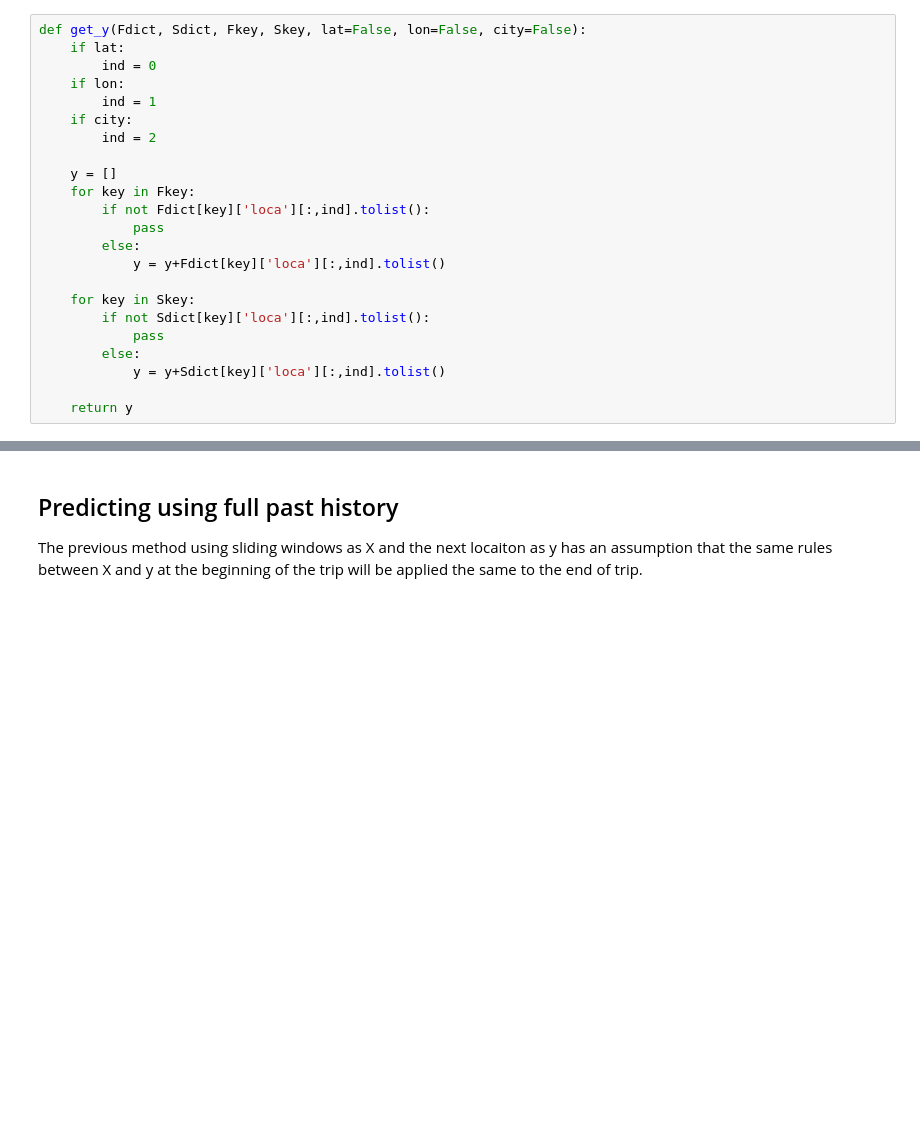
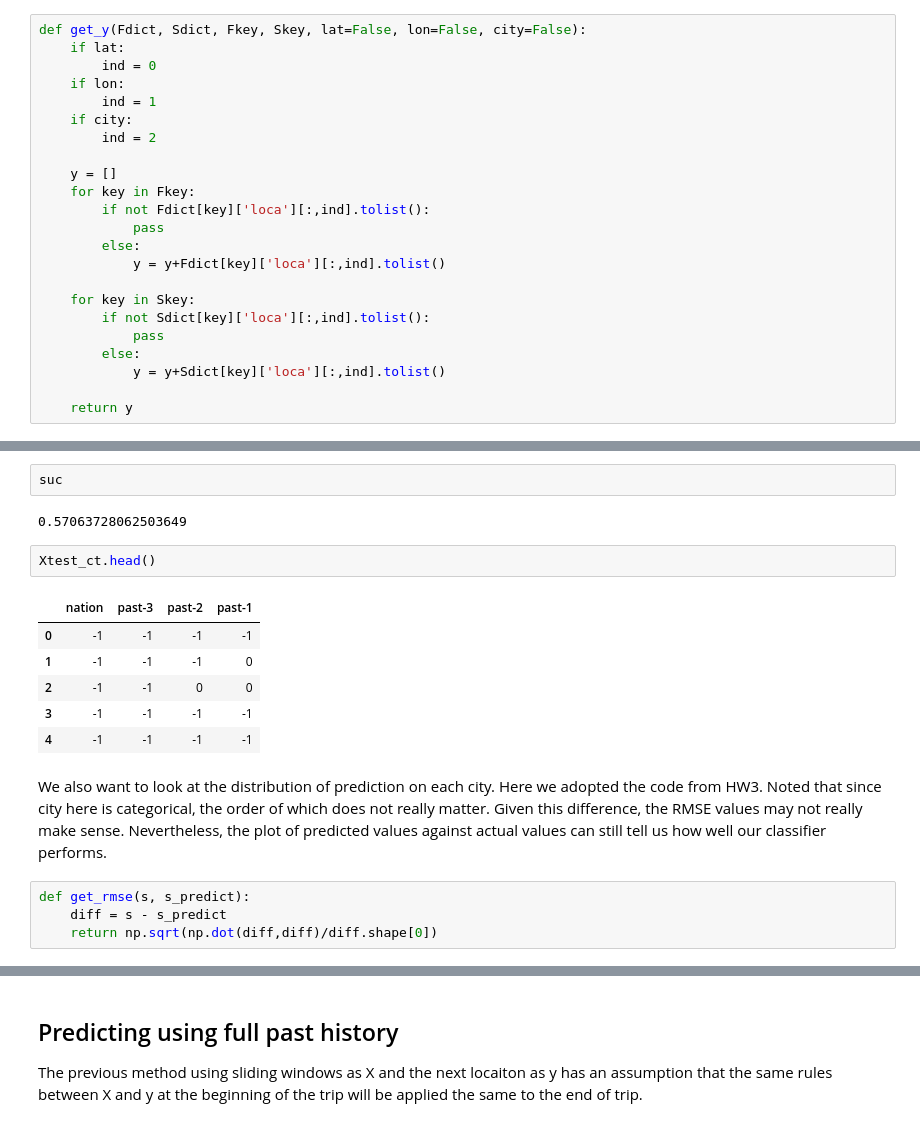
Before and after one commit to Firenze11/location_intelligence, a Jupyter notebook: FinalProject_Part2_Modeling.ipynb, the cells around one changed output, grey strips where cells are left out. Drawn from its saved outputs; the diff is of its cells as text; blank space fills up the shorter version.

```diff
--- a/FinalProject_Part2_Modeling.ipynb
+++ b/FinalProject_Part2_Modeling.ipynb
@@ -572,0 +658,19 @@ df
+# %%
+suc
+# %% [output]
+0.57063728062503649
+# %%
+Xtest_ct.head()
+# %% [output]
+|  | nation | past-3 | past-2 | past-1 |
+| 0 | -1 | -1 | -1 | -1 |
+| 1 | -1 | -1 | -1 | 0 |
+| 2 | -1 | -1 | 0 | 0 |
+| 3 | -1 | -1 | -1 | -1 |
+| 4 | -1 | -1 | -1 | -1 |
+# %% [markdown]
+We also want to look at the distribution of prediction on each city. Here we adopted the code from HW3. Noted that since city here is categorical, the order of which does not really matter. Given this difference, the RMSE values may not really make sense. Nevertheless, the plot of predicted values against actual values can still tell us how well our classifier performs.
+# %%
+def get_rmse(s, s_predict):
+    diff = s - s_predict
+    return np.sqrt(np.dot(diff,diff)/diff.shape[0])
```
Also changed, not shown: parts of 110 cells of this notebook.
